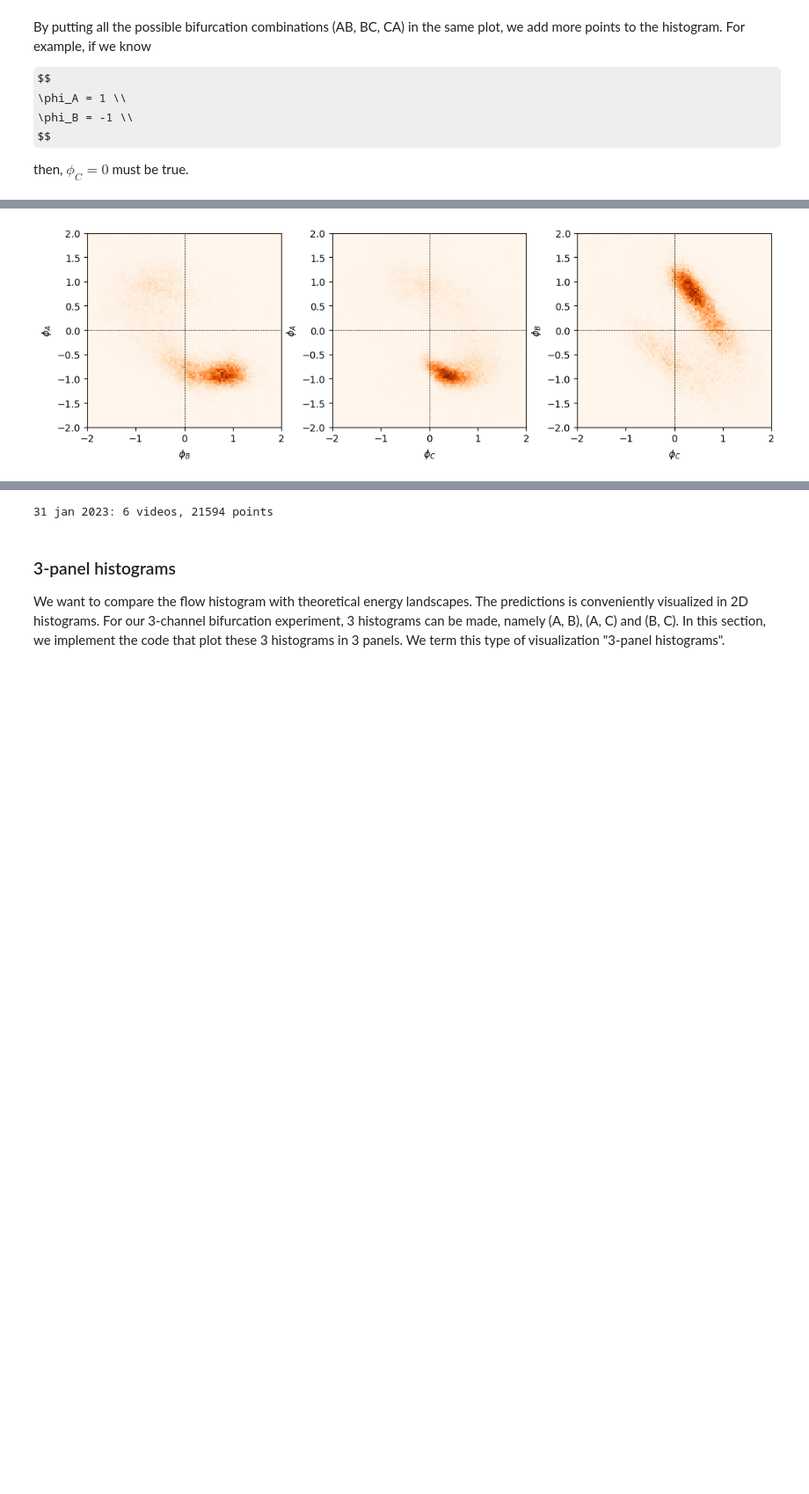
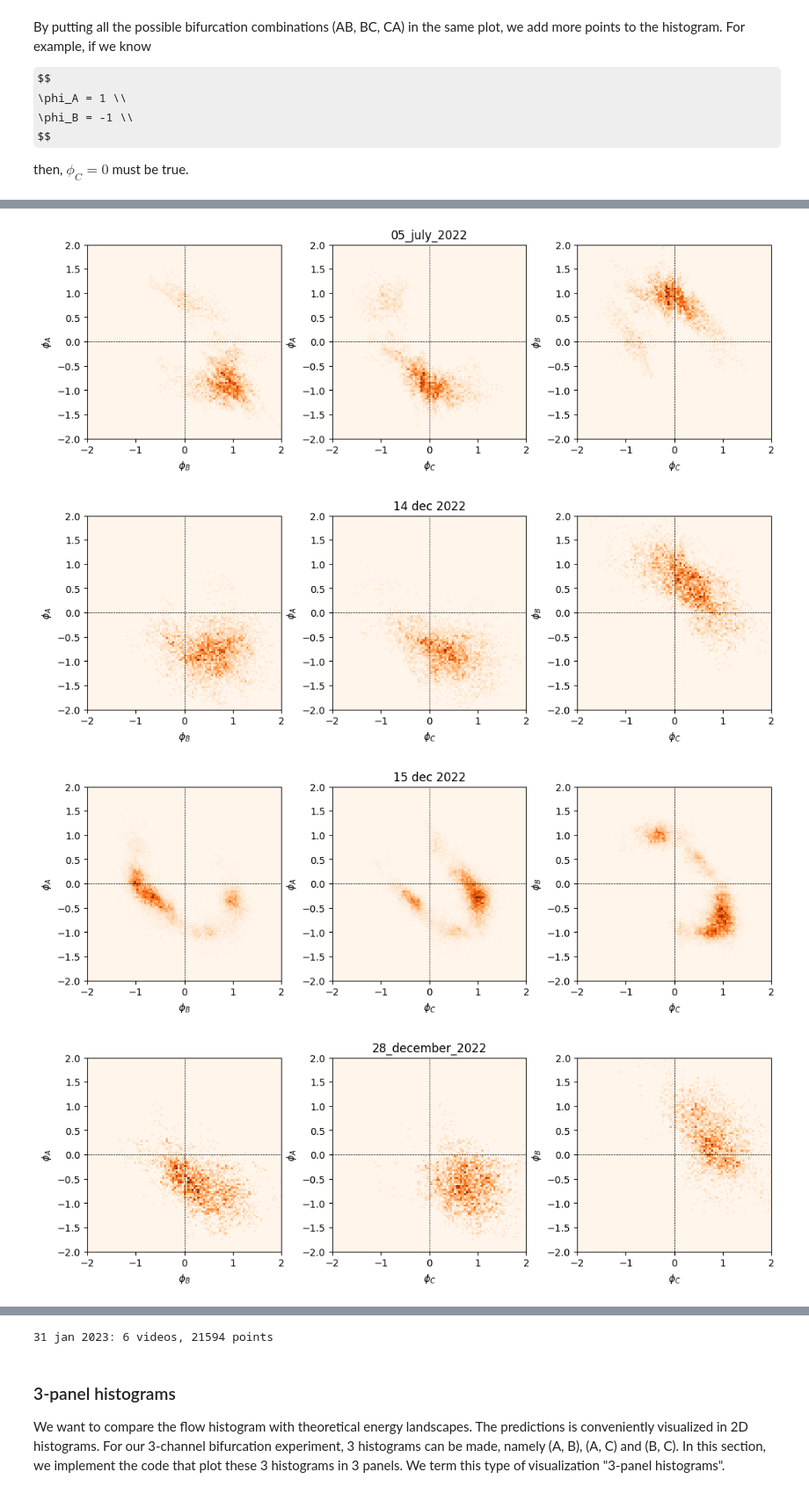
Before and after one commit to ZLoverty/AN, a Jupyter notebook: Code/data-summary.ipynb, the cells around one changed output, grey strips where cells are left out. Shown at 88% size. Cells and saved outputs as stored; diff of their text form; code cells hidden in the pictures; some formulas as TeX source; blank space fills up the shorter version.

```diff
--- a/Code/data-summary.ipynb
+++ b/Code/data-summary.ipynb
@@ -17,11 +17,11 @@ We have two designs: disk-based and minimal, corresponding to model_01 and model
 Note: "04 nov 2022" and "17 jan 2023" were removed due to bad packing and low activity.
 # %%
 dates = ["05_july_2022", "14 dec 2022", "15 dec 2022", "28_december_2022", "19 jan 2023"]
+main_folder = r"A:\SYMMETRIC"
 # %%
 # some statistics
-
 for date in dates:
-    folder = os.path.join(r"A:\SYMMETRIC", date, "Flow_rate")
+    folder = os.path.join(main_folder, date, "Flow_rate")
     l = readdata(folder, "csv")
     total = 0
     for num, i in l.iterrows():
@@ -52,7 +50,7 @@ fr_list = []
 lim = 2
 
 for date in dates:
-    folder = os.path.join(r"A:\SYMMETRIC", date, "Flow_rate")
+    folder = os.path.join(main_folder, date, "Flow_rate")
     l = readdata(folder, "csv")
     for num, i in l.iterrows():
         flowrate = pd.read_csv(i.Dir)
@@ -98,6 +96,6 @@ ax.plot([-lim, lim], [0, 0], ls="--", lw=0.5, color="black")
 ax.plot([0, 0], [-lim, lim], ls="--", lw=0.5, color="black")
 ax.set_xlim([-lim, lim])
 ax.set_ylim([-lim, lim])
-ax.set_xlabel("$\phi_{}$".format(1))
-ax.set_ylabel("$\phi_{}$".format(2))
+ax.set_xlabel("$\phi_{}$".format(2))
+ax.set_ylabel("$\phi_{}$".format(1))
 # %% [output]
@@ -142,34 +121,42 @@ We want to compare the flow histogram with theoretical energy landscapes. The pr
 # %%
+### 1.3 Each day
+
 window_size = 100 # frames, 1 frame = 0.5 s
 
 
 # colors = plt.cm.get_cmap("tab10")
 # video_colors = plt.cm.get_cmap("winter", len(files))
 
-fig, ax = plt.subplots(ncols=3, figsize=(12.8, 3.6), dpi=100)
-fr_list = []
+
+
 lim = 2
 
 for date in dates:
-    folder = os.path.join(r"A:\ASYMMETRIC", date, "Flow_rate")
+    fr_list = []
+    folder = os.path.join(main_folder, date, "Flow_rate")
     l = readdata(folder, "csv")
     for num, i in l.iterrows():
         flowrate = pd.read_csv(i.Dir)
         flowrate["normalizer"] = uniform_filter1d(flowrate[["A", "B", "C"]].abs().max(axis=1), size=window_size, axis=0)
         flowrate = flowrate.loc[flowrate.normalizer>100]
         fr_list.append(flowrate)
 
-combined = pd.concat(fr_list)
+    combined = pd.concat(fr_list)
 
-for num, i1, i2 in ((0, "A", "B"), (1, "A", "C"), (2, "B", "C")):
-    H, xedges, yedges = np.histogram2d(combined[i1]/combined["normalizer"], combined[i2]/combined["normalizer"], bins=(np.linspace(-lim, lim, 100), np.linspace(-lim, lim, 100)))
-    ax[num].imshow(H, interpolation='nearest', origin='lower',
-        extent=[xedges[0], xedges[-1], yedges[0], yedges[-1]], cmap="Oranges")
-    ax[num].plot([-lim, lim], [0, 0], ls="--", lw=0.5, color="black")
-    ax[num].plot([0, 0], [-lim, lim], ls="--", lw=0.5, color="black")
-    ax[num].set_xlim([-lim, lim])
-    ax[num].set_ylim([-lim, lim])
-    ax[num].set_xlabel("$\phi_{}$".format(i2))
-    ax[num].set_ylabel("$\phi_{}$".format(i1))
+    fig, ax = plt.subplots(ncols=3, figsize=(12.8, 3.6), dpi=100)
+    for num, i1, i2 in ((0, "A", "B"), (1, "A", "C"), (2, "B", "C")):
+        H, xedges, yedges = np.histogram2d(combined[i1]/combined["normalizer"], combined[i2]/combined["normalizer"], bins=(np.linspace(-lim, lim, 100), np.linspace(-lim, lim, 100)))
+        ax[num].imshow(H, interpolation='nearest', origin='lower',
+            extent=[xedges[0], xedges[-1], yedges[0], yedges[-1]], cmap="Oranges")
+        ax[num].plot([-lim, lim], [0, 0], ls="--", lw=0.5, color="black")
+        ax[num].plot([0, 0], [-lim, lim], ls="--", lw=0.5, color="black")
+        ax[num].set_xlim([-lim, lim])
+        ax[num].set_ylim([-lim, lim])
+        ax[num].set_xlabel("$\phi_{}$".format(i2))
+        ax[num].set_ylabel("$\phi_{}$".format(i1))
+    ax[1].set_title(date)
 # %% [output]
-[figure, old version]
+[figure, new version]
+[figure, added]
+[figure, added]
+[figure, added]
```
Also changed, not shown: parts of 53 cells of this notebook, 1 other file.
